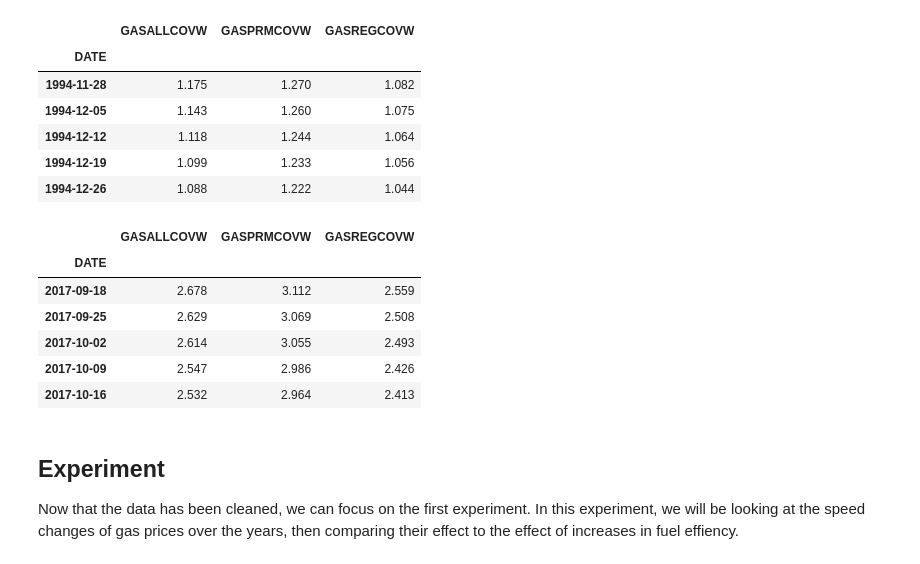
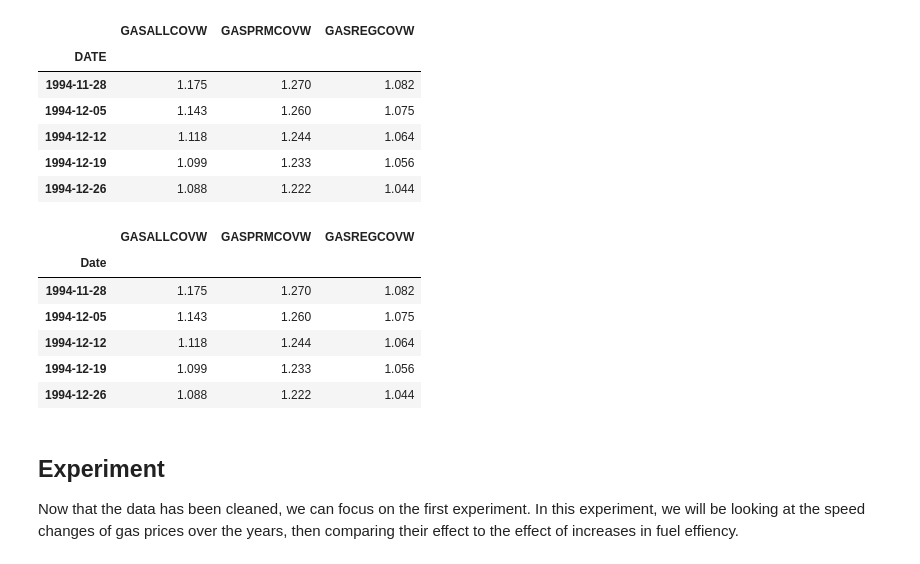
Before and after one commit to 21stBam/Data-Mining-Project, a Jupyter notebook: Vehicles_Project.ipynb, the cells around one changed output. Drawn from its saved outputs; the diff is of its cells as text; code cells hidden in the pictures.

```diff
--- a/Vehicles_Project.ipynb
+++ b/Vehicles_Project.ipynb
@@ -110,16 +113,18 @@ joined_gas_prices.head()
 | 1994-12-12 | 1.118 | 1.244 | 1.064 |
 | 1994-12-19 | 1.099 | 1.233 | 1.056 |
 | 1994-12-26 | 1.088 | 1.222 | 1.044 |
-# %%
-joined_gas_prices.tail()
-# %% [output]
-|  | GASALLCOVW | GASPRMCOVW | GASREGCOVW |
-| DATE |  |  |  |
-| 2017-09-18 | 2.678 | 3.112 | 2.559 |
-| 2017-09-25 | 2.629 | 3.069 | 2.508 |
-| 2017-10-02 | 2.614 | 3.055 | 2.493 |
-| 2017-10-09 | 2.547 | 2.986 | 2.426 |
-| 2017-10-16 | 2.532 | 2.964 | 2.413 |
+# %%
+joined_gas_prices.index
+joined_gas_prices = joined_gas_prices.reindex(joined_gas_prices.index.rename('Date'))
+joined_gas_prices.head()
+# %% [output]
+|  | GASALLCOVW | GASPRMCOVW | GASREGCOVW |
+| Date |  |  |  |
+| 1994-11-28 | 1.175 | 1.270 | 1.082 |
+| 1994-12-05 | 1.143 | 1.260 | 1.075 |
+| 1994-12-12 | 1.118 | 1.244 | 1.064 |
+| 1994-12-19 | 1.099 | 1.233 | 1.056 |
+| 1994-12-26 | 1.088 | 1.222 | 1.044 |
 # %% [markdown]
 ## Experiment
 
```
Also changed, not shown: parts of 3 cells of this notebook.
